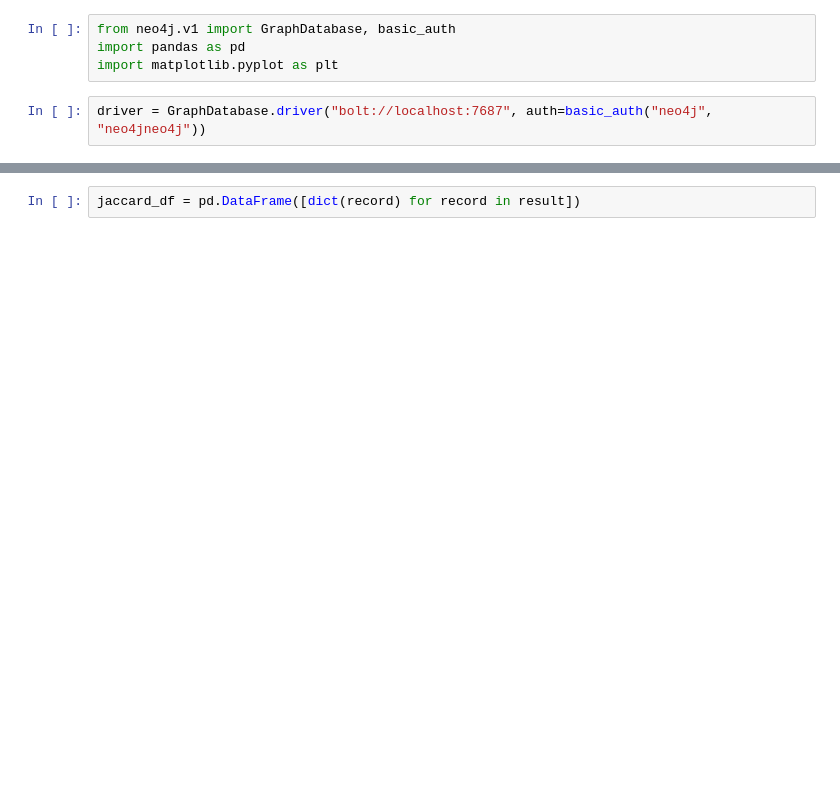
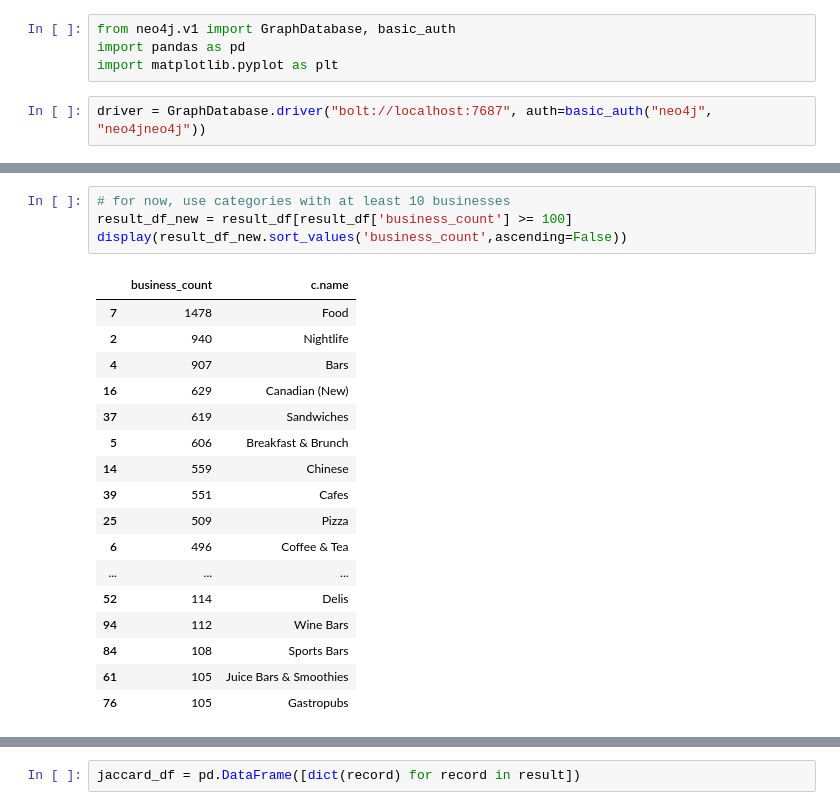
Before and after one commit to neo4j-contrib/neo4j-data-science-yelp, a Jupyter notebook: notebooks/neo4j_yelp_02_community_detection.ipynb, the cells around one changed output, grey strips where cells are left out. Saved outputs shown, nothing was run; the diff lists cells and outputs as text; blank space fills up the shorter version.

```diff
--- a/notebooks/neo4j_yelp_02_community_detection.ipynb
+++ b/notebooks/neo4j_yelp_02_community_detection.ipynb
@@ -25,3 +77,25 @@ driver = GraphDatabase.driver("bolt://localhost:7687", auth=basic_auth("neo4j",
+# %%
+# for now, use categories with at least 10 businesses
+result_df_new = result_df[result_df['business_count'] >= 100]
+display(result_df_new.sort_values('business_count',ascending=False))
+# %% [output]
+|  | business_count | c.name |
+| 7 | 1478 | Food |
+| 2 | 940 | Nightlife |
+| 4 | 907 | Bars |
+| 16 | 629 | Canadian (New) |
+| 37 | 619 | Sandwiches |
+| 5 | 606 | Breakfast & Brunch |
+| 14 | 559 | Chinese |
+| 39 | 551 | Cafes |
+| 25 | 509 | Pizza |
+| 6 | 496 | Coffee & Tea |
+| ... | ... | ... |
+| 52 | 114 | Delis |
+| 94 | 112 | Wine Bars |
+| 84 | 108 | Sports Bars |
+| 61 | 105 | Juice Bars & Smoothies |
+| 76 | 105 | Gastropubs |
 # %%
 %%time
 # find average number of categories a business can belong to, as well as min and max
```
Also changed, not shown: parts of 27 cells of this notebook, 1 other file.
